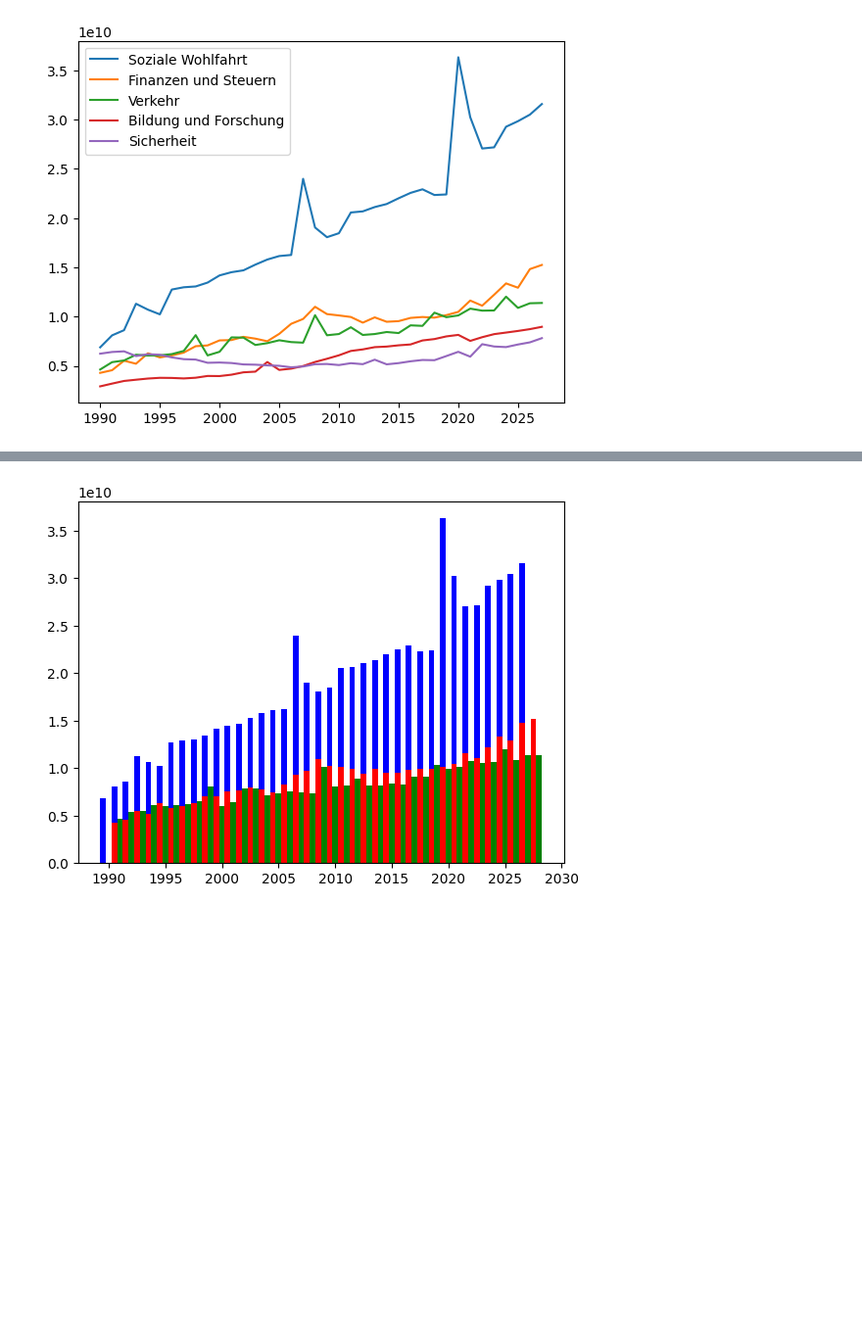
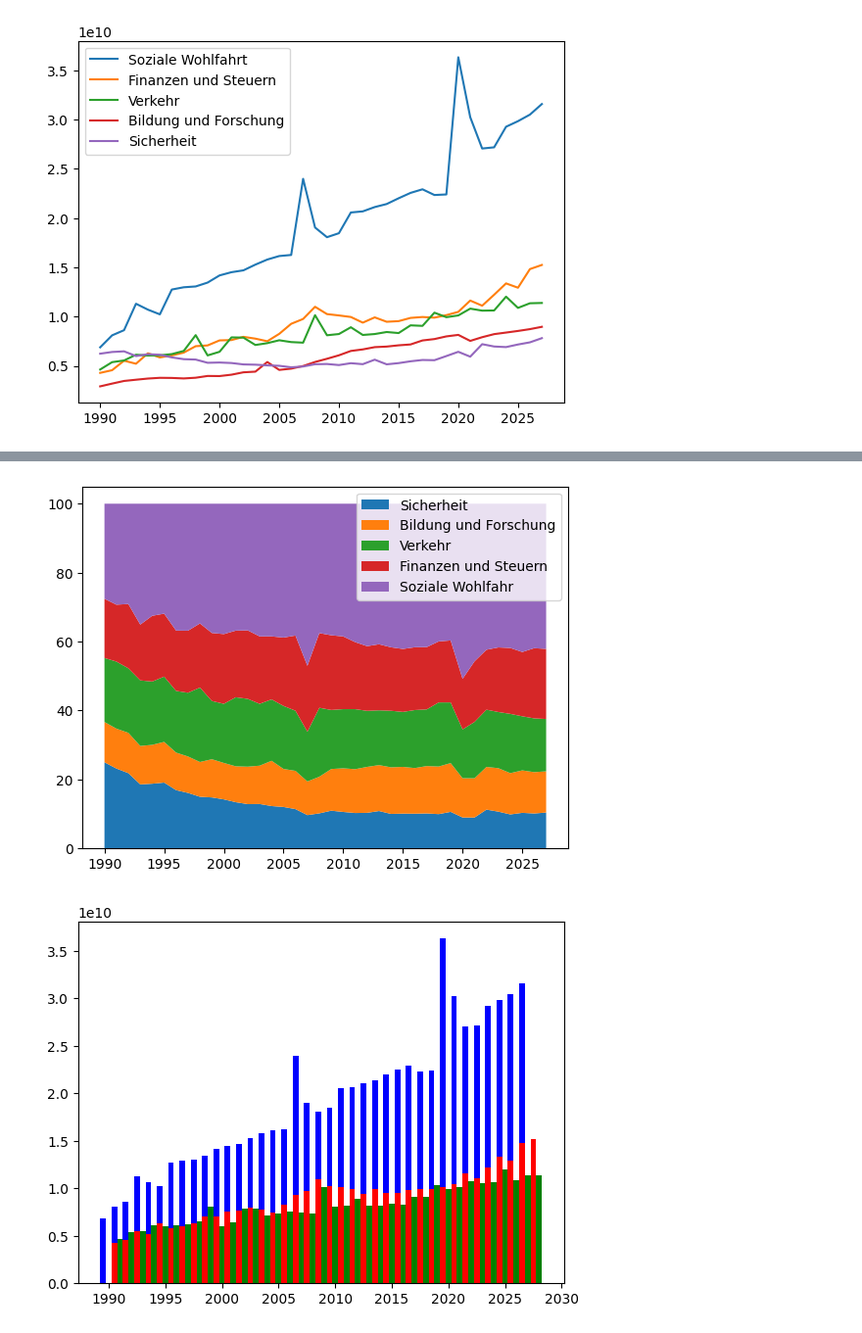
Before and after one commit to I-gW-23-27/Skript, a Jupyter notebook: docs/240701/datenvisualisierung.ipynb, the cells around one changed output, grey strips where cells are left out. Shown: that part at 98% size. Cells and saved outputs as stored; diff of their text form; code cells hidden in the pictures; blank space fills up the shorter version.

```diff
--- a/docs/240701/datenvisualisierung.ipynb
+++ b/docs/240701/datenvisualisierung.ipynb
@@ -155,3 +245,23 @@ plt.show()
+# %%
+
+x = df_bundesfinanzen['Jahr']
+y1 = df_bundesfinanzen['Soziales%'].tolist()
+y2 = df_bundesfinanzen['Finanzen%'].tolist()
+y3 = df_bundesfinanzen['Verkehr%'].tolist()
+y4 = df_bundesfinanzen['Bildung%'].tolist()
+y5 = df_bundesfinanzen['Sicherheit%'].tolist()
+
+plt.stackplot(x, y5, y4, y3, y2, y1,
+              labels = ['Sicherheit',
+                        'Bildung und Forschung',
+                        'Verkehr',
+                        'Finanzen und Steuern',
+                        'Soziale Wohlfahr'])
+plt.legend()
+
+plt.show()
+# %% [output]
+[figure, added]
 # %%
 ax = plt.subplot(111)
 x = df_bundesfinanzen['Jahr']
```
Also changed, not shown: parts of 9 cells of this notebook.
